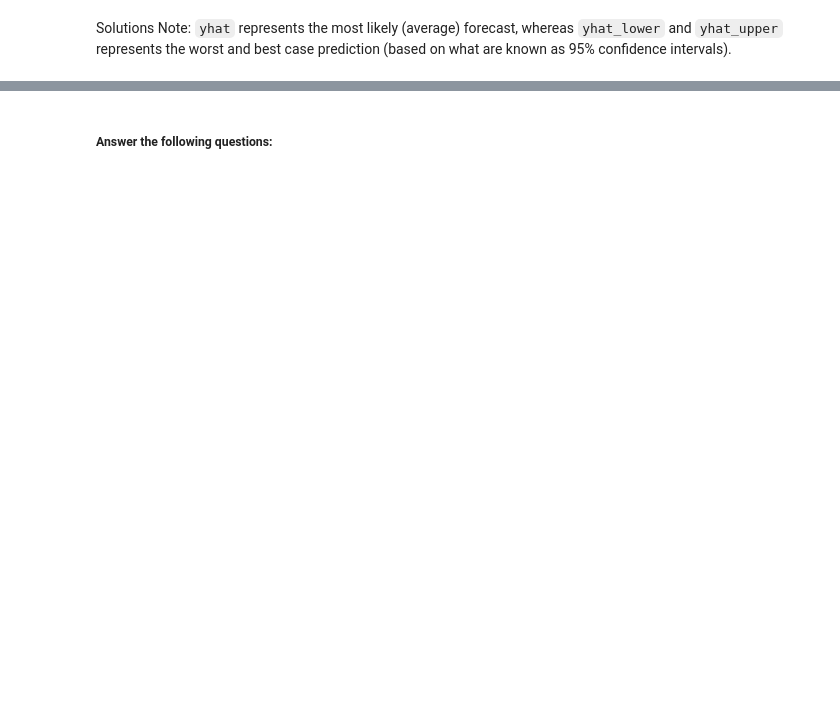
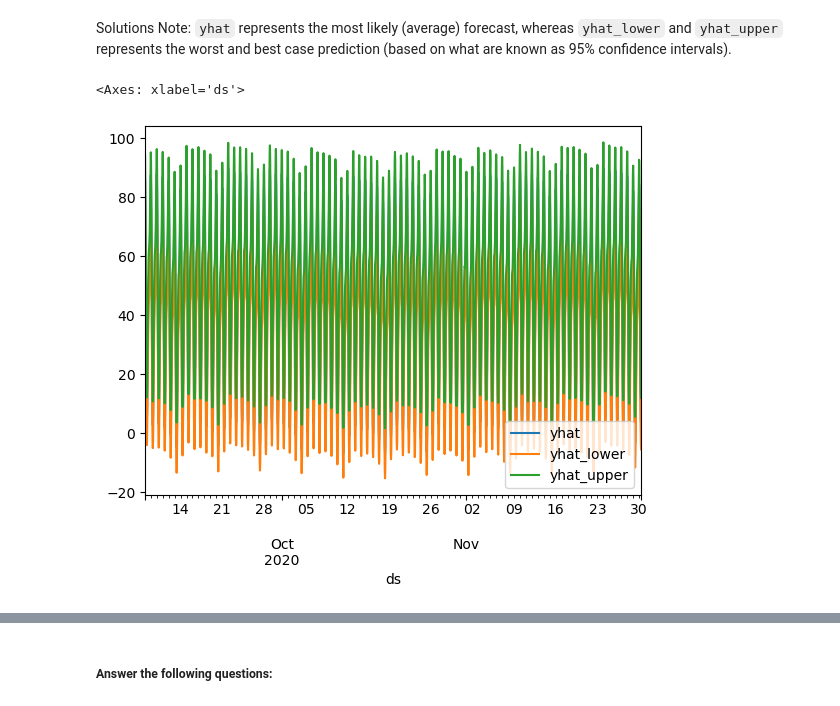
Before and after one commit to Enaud29/prophet-challenge, a Jupyter notebook: forecasting_net_prophet.ipynb, the cells around one changed output, grey strips where cells are left out. Drawn from its saved outputs; the diff is of its cells as text; code cells hidden in the pictures; blank space fills up the shorter version.

```diff
--- a/forecasting_net_prophet.ipynb
+++ b/forecasting_net_prophet.ipynb
@@ -429,6 +474,7 @@ Now, you need to produce a time series model that analyzes and forecasts pattern
 * What's the lowest point for search traffic in the calendar year?
 # %%
 # Set the index in the forecast_mercado_trends DataFrame to the ds datetime column
-
+forecast_mercado_trends = forecast_mercado_trends.set_index(["ds"])
 
 # View the only the yhat,yhat_lower and yhat_upper columns from the DataFrame
+forecast_mercado_trends[["yhat", "yhat_lower", "yhat_upper"]].head()
@@ -437,5 +491,9 @@ Solutions Note: `yhat` represents the most likely (average) forecast, whereas `y
 # %%
 # From the forecast_mercado_trends DataFrame, plot the data to visualize
 #  the yhat, yhat_lower, and yhat_upper columns over the last 2000 hours
+forecast_mercado_trends[["yhat", "yhat_lower", "yhat_upper"]].tail(2000).plot()
+# %% [output]
+<Axes: xlabel='ds'>
+[figure, added]
 # %%
 # Reset the index in the forecast_mercado_trends DataFrame
```
Also changed, not shown: parts of 12 cells of this notebook, 1 other file.
